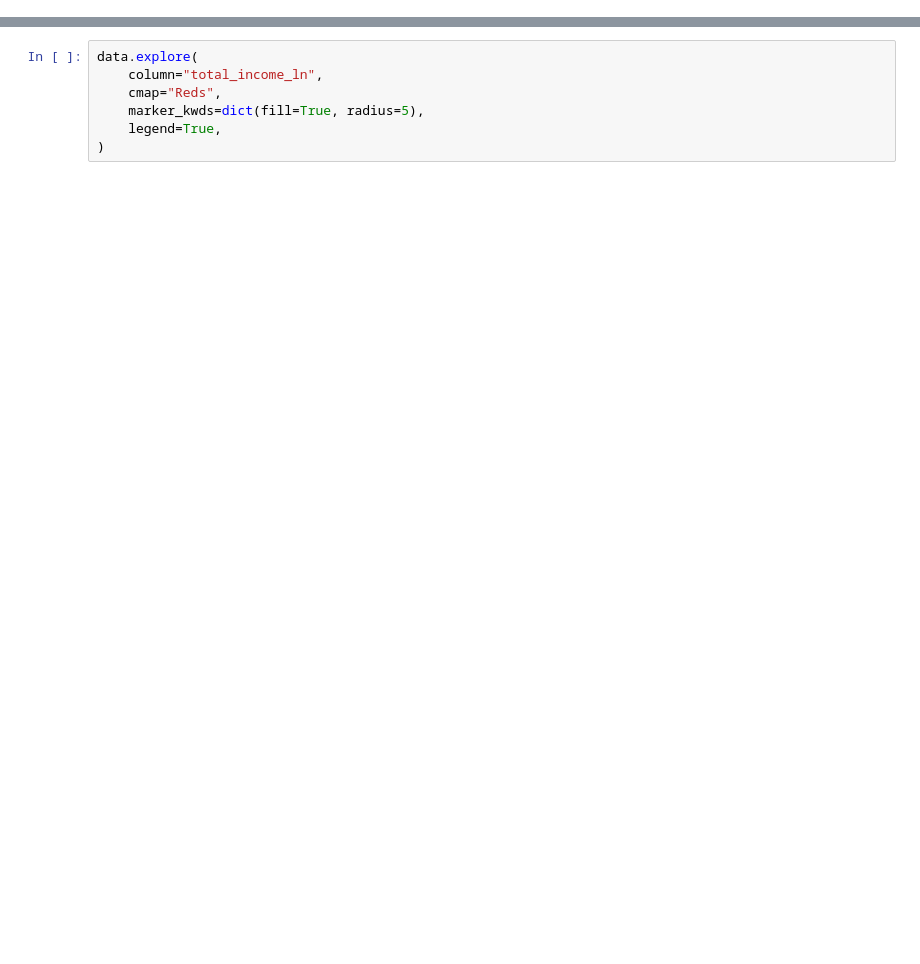
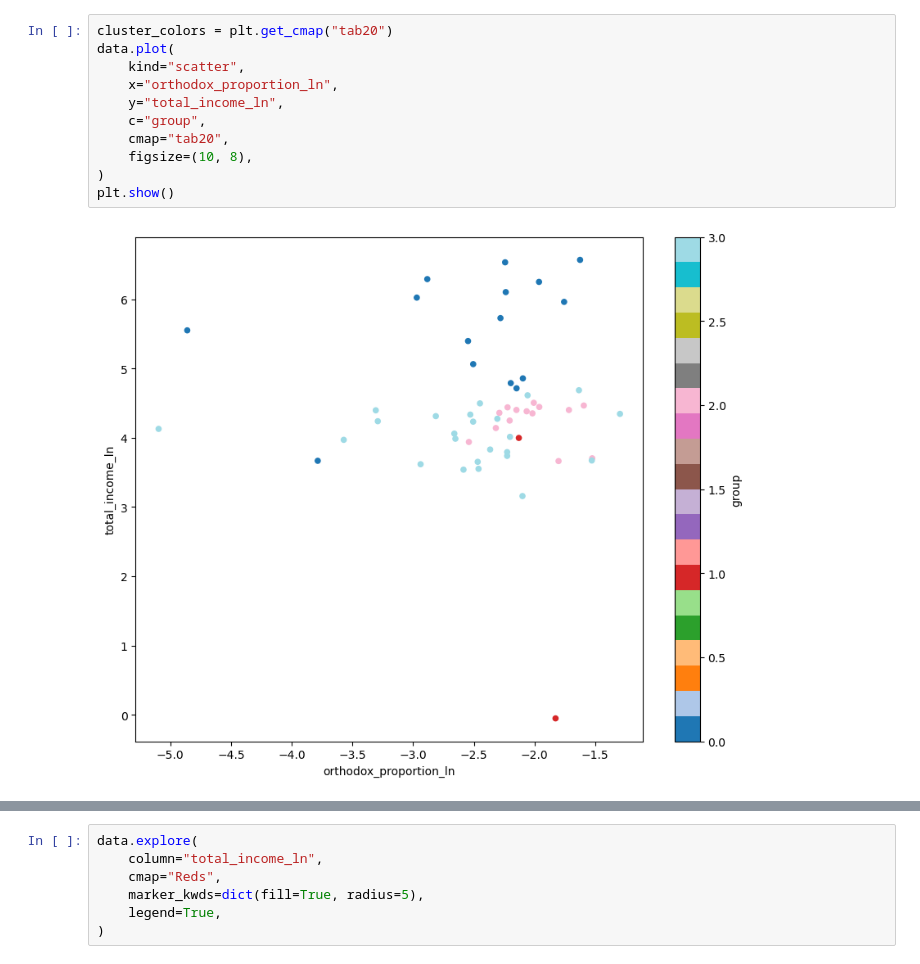
Before and after one commit to AnttiHaerkoenen/socio-ethnic_segregation, a Jupyter notebook: notebooks/modelling.ipynb, the cells around one changed output, grey strips where cells are left out. Saved outputs shown, nothing was run; the diff lists cells and outputs as text; blank space fills up the shorter version.

```diff
--- a/notebooks/modelling.ipynb
+++ b/notebooks/modelling.ipynb
@@ -38 +36,14 @@ assert N_CLUSTERS, N_CLUSTERS == d_clusters.shape
+# %%
+cluster_colors = plt.get_cmap("tab20")
+data.plot(
+    kind="scatter",
+    x="orthodox_proportion_ln",
+    y="total_income_ln",
+    c="group",
+    cmap="tab20",
+    figsize=(10, 8),
+)
+plt.show()
+# %% [output]
+[figure, added]
 # %%
```
Also changed, not shown: parts of 8 cells of this notebook, 7 other files.
